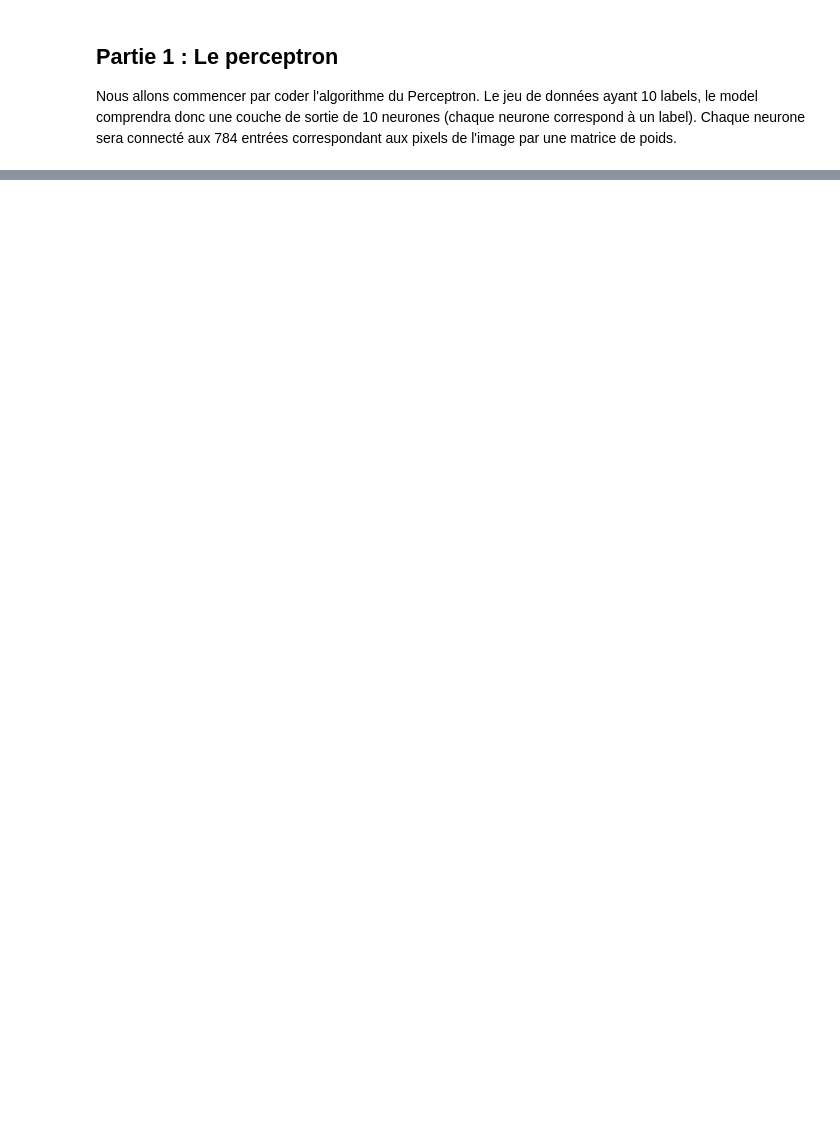
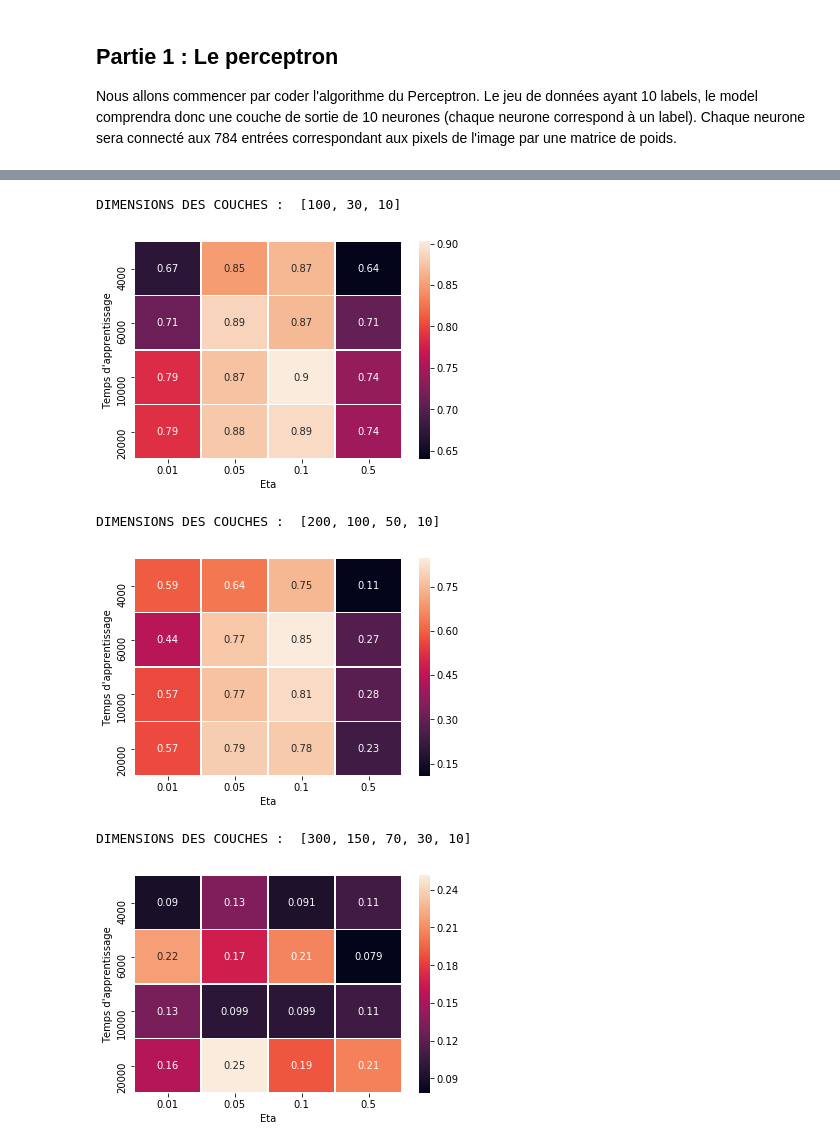
Before and after one commit to AlexisPister/Neural_network_IABI, a Jupyter notebook: TP1.ipynb, the cells around one changed output, grey strips where cells are left out. Saved outputs shown, nothing was run; the diff lists cells and outputs as text; code cells hidden in the pictures; blank space fills up the shorter version.

Commit message:
Deep network finished

```diff
--- a/TP1.ipynb
+++ b/TP1.ipynb
@@ -315,11 +448,0 @@ for i, (image, label) in enumerate(train_loader):
-# %%
-#TESTS
-W = []
-for i in range(3):
-    w = torch.ones(2, 3) * 2
-    w.requires_grad_(True)
-    print(w)
-    W.append(w)
-
-for i in W:
-    print(i)
@@ -338,0 +453,33 @@ tensor([[2., 2., 2.],
+# %%
+%%time
+import seaborn as sns
+# Chaque liste correspond à un modele, les nombres correspondent à la taille des couches
+LAYERS = [[100, 30, 10], [200, 100, 50, 10], [300, 150, 70, 30, 10]]
+
+T = [4000, 6000, 10000, 20000]
+Eta = [0.01, 0.05, 0.1, 0.5]
+grid = np.empty((len(T), len(Eta)))
+
+
+#Test de eta et temps
+for layers in LAYERS:
+    print("DIMENSIONS DES COUCHES : ", layers)
+    for i,t in enumerate(T):
+        for j,eta in enumerate(Eta):
+            Dn = Deep_network(train_loader, test_loader, nbCouches = len(layers), nbLabels = 10,
+                  taille_entree = 784, tailles_couches = layers, poids = 0.1)
+            Dn.training(nbImages = t, eta = eta)
+            score = Dn.run(Nb_images = 0)
+            grid[i][j] = score
+
+    sns.heatmap(grid, linewidth = 0.5, annot = True, xticklabels= Eta, yticklabels= T)
+    plt.xlabel("Eta")
+    plt.ylabel("Temps d'apprentissage")
+    plt.show()
+# %% [output]
+DIMENSIONS DES COUCHES :  [100, 30, 10]
+[figure, added]
+DIMENSIONS DES COUCHES :  [200, 100, 50, 10]
+[figure, added]
+DIMENSIONS DES COUCHES :  [300, 150, 70, 30, 10]
+[figure, added]
```
Also changed, not shown: parts of 21 cells of this notebook.
